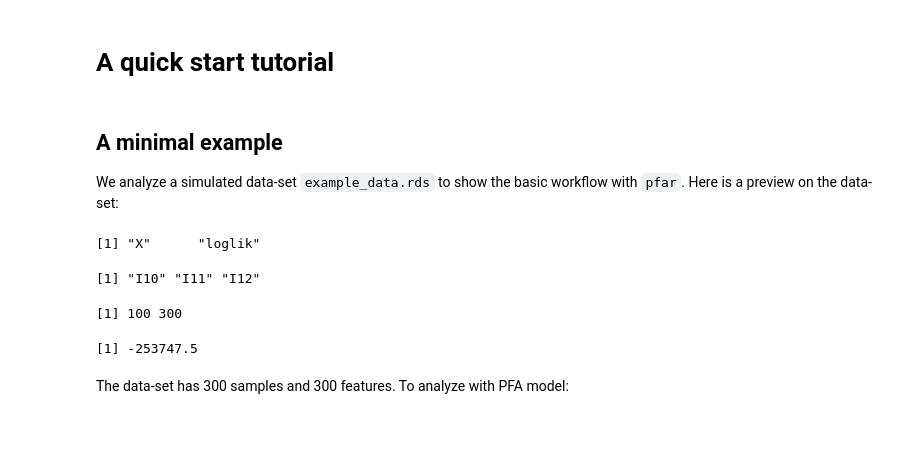
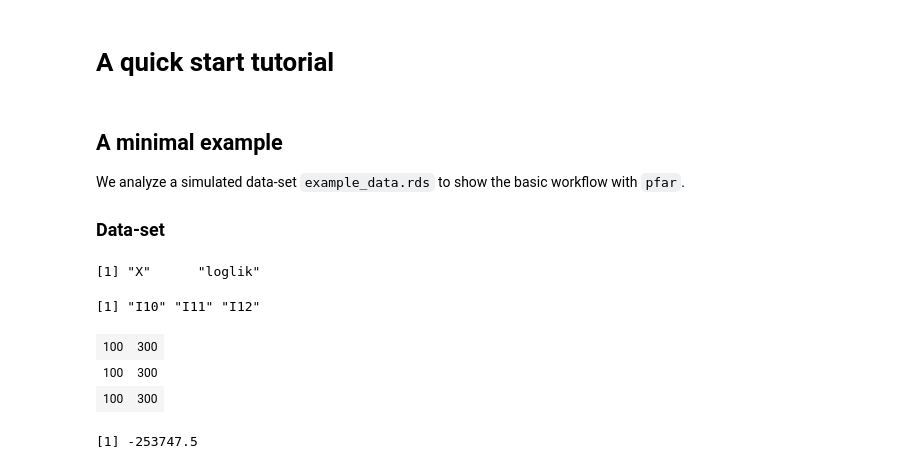
Before and after one commit to gaow/pfar, a Jupyter notebook: docs/quick_start.ipynb, the cells around one changed output. Cells and saved outputs as stored; diff of their text form; code cells hidden in the pictures; blank space fills up the shorter version.

```diff
--- a/docs/quick_start.ipynb
+++ b/docs/quick_start.ipynb
@@ -2,17 +2,18 @@
 # A quick start tutorial
 # %% [markdown]
 ## A minimal example
-We analyze a simulated data-set `example_data.rds` to show the basic workflow with `pfar`. Here is a preview on the data-set:
+We analyze a simulated data-set `example_data.rds` to show the basic workflow with `pfar`.
+### Data-set
 # %%
 dat = readRDS('../test/example_data.rds')
 names(dat)
 names(dat$X)
-dim(dat$X[[1]])
+rbind(dim(dat$X[[1]]), dim(dat$X[[2]]), dim(dat$X[[3]]))
 dat$loglik
 # %% [output]
 [1] "X"      "loglik"
 [1] "I10" "I11" "I12"
+| 100 | 300 |
+| 100 | 300 |
+| 100 | 300 |
-[1] 100 300
+[1] -253747.5
-[1] -253747.5
-# %% [markdown]
-The data-set has 300 samples and 300 features. To analyze with PFA model:
```
Also changed, not shown: parts of 7 cells of this notebook, 6 other files.
